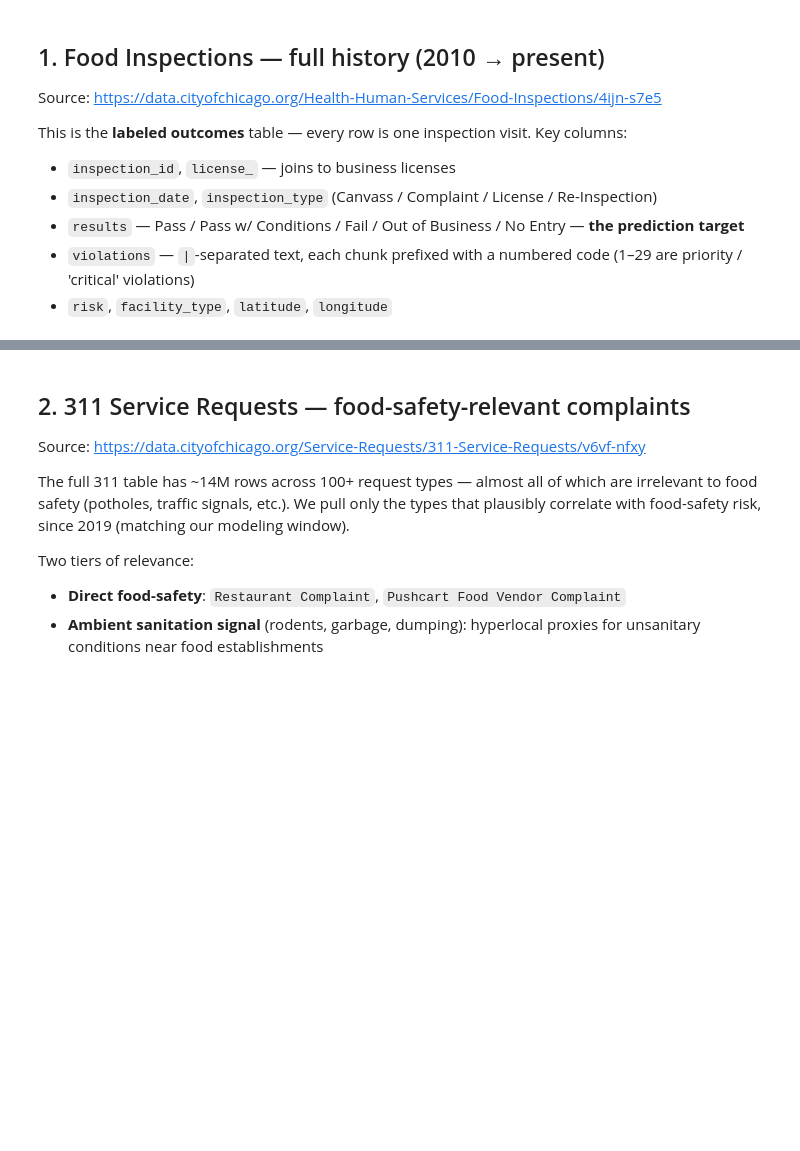
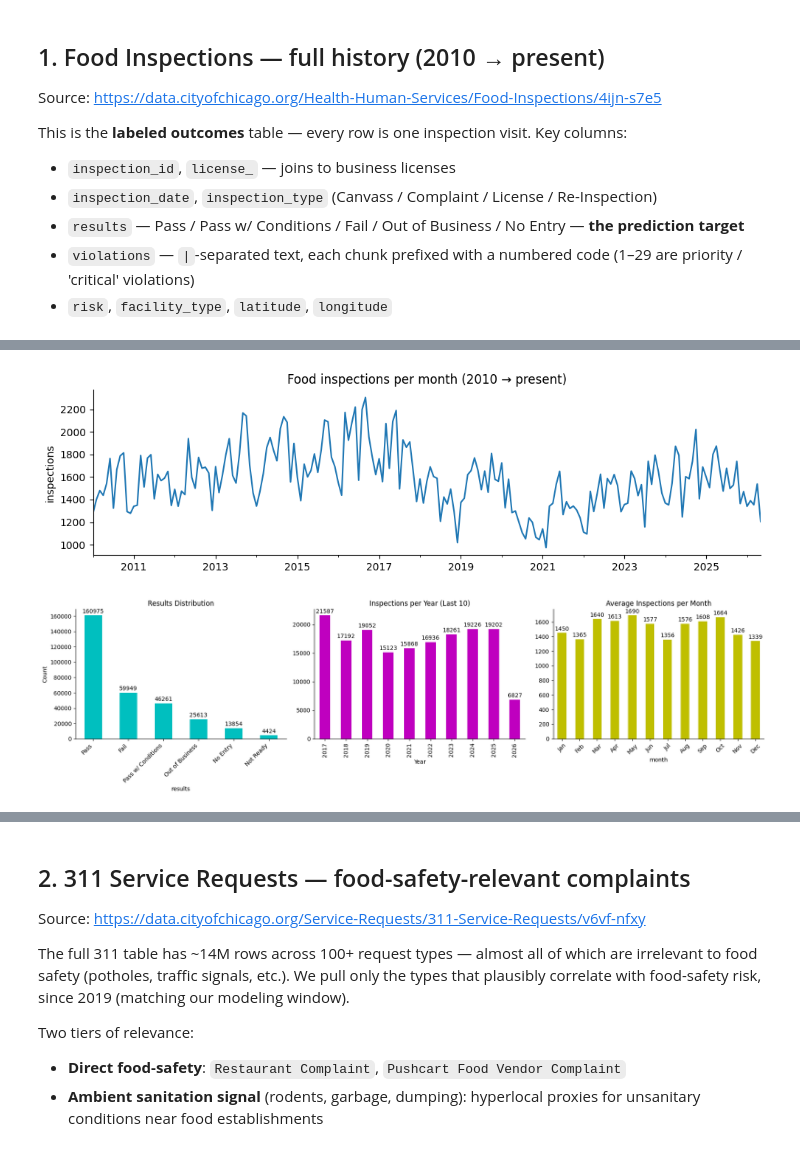
Before and after one commit to food-safety-intelligence/food-safety-intelligence, a Jupyter notebook: notebooks/01_dataset_overview_eda.ipynb, the cells around one changed output, grey strips where cells are left out. Saved outputs shown, nothing was run; the diff lists cells and outputs as text; code cells hidden in the pictures; blank space fills up the shorter version.

```diff
--- a/notebooks/01_dataset_overview_eda.ipynb
+++ b/notebooks/01_dataset_overview_eda.ipynb
@@ -292,6 +336,35 @@ print(inspections['results'].value_counts(dropna=False).to_string())
 # %%
 # Quick visual — inspections per month over the full history.
 ax = (inspections.assign(m=inspections['inspection_date'].dt.to_period('M'))
-      .groupby('m').size().plot(title='Food inspections per month (2010 → present)'))
+      .groupby('m').size().plot(title='Food inspections per month (2010 → present)', figsize=(10,3)))
 ax.set_xlabel(''); ax.set_ylabel('inspections')
 plt.tight_layout(); plt.show()
+
+# --- NEW: Additional Distribution Charts ---
+fig, axes = plt.subplots(1, 3, figsize=(18, 5))
+
+# Results Distribution
+res_dist = inspections['results'].value_counts().head(6)
+ax1 = res_dist.plot(kind='bar', ax=axes[0], color='c', title='Results Distribution')
+for c in ax1.containers: ax1.bar_label(c, padding=2)
+ax1.set_xticklabels(ax1.get_xticklabels(), rotation=45, ha='right')
+ax1.set_ylabel('Count')
+
+# Inspections per Year
+yearly_counts = inspections.assign(year=inspections['inspection_date'].dt.year).groupby('year').size()
+ax2 = yearly_counts.tail(10).plot(kind='bar', ax=axes[1], color='m', title='Inspections per Year (Last 10)')
+for c in ax2.containers: ax2.bar_label(c, padding=2)
+ax2.set_xlabel('Year')
+
+# Average Inspections per Month (Seasonality)
+num_years = inspections['inspection_date'].dt.year.nunique()
+monthly_avg = inspections.assign(month=inspections['inspection_date'].dt.month).groupby('month').size() / num_years
+ax3 = monthly_avg.plot(kind='bar', ax=axes[2], color='y', title='Average Inspections per Month')
+for c in ax3.containers: ax3.bar_label(c, fmt='%.0f', padding=2)
+ax3.set_xticklabels(['Jan', 'Feb', 'Mar', 'Apr', 'May', 'Jun', 'Jul', 'Aug', 'Sep', 'Oct', 'Nov', 'Dec'], rotation=45)
+
+plt.tight_layout()
+plt.show()
+# %% [output]
+[figure, added]
+[figure, added]
```
Also changed, not shown: parts of 30 cells of this notebook.
